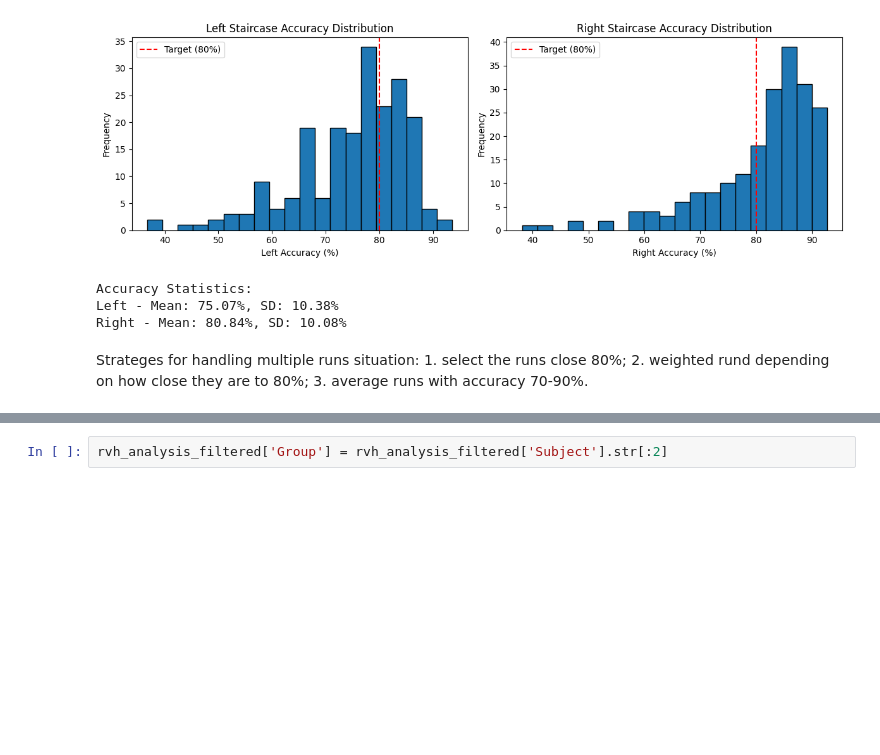
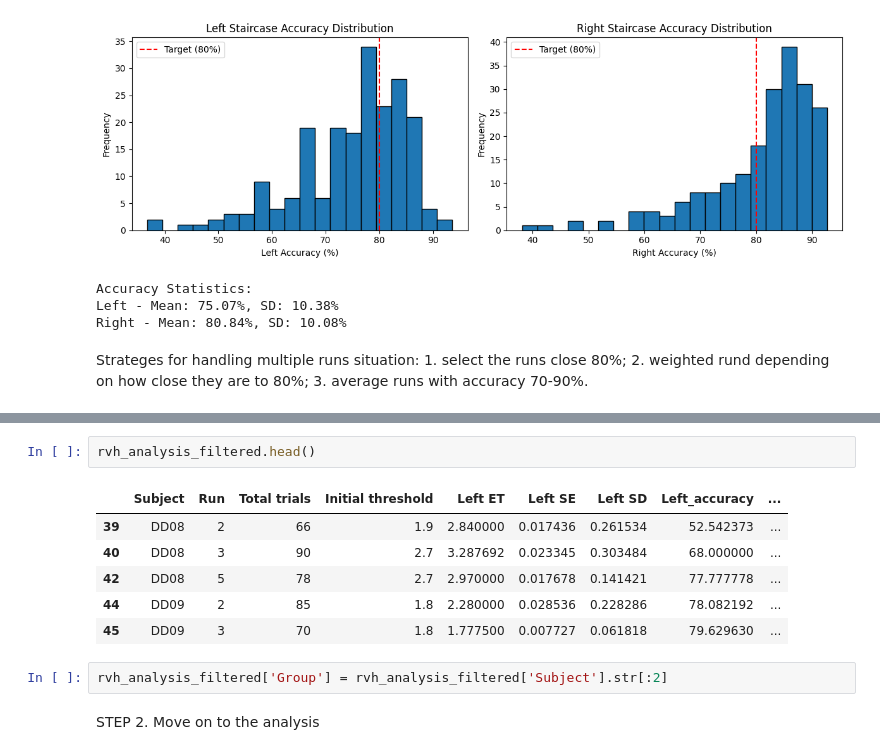
Before and after one commit to cristinarainich/DDCS, a Jupyter notebook: rvh_termin1only.ipynb, the cells around one changed output, grey strips where cells are left out. Saved outputs shown, nothing was run; the diff lists cells and outputs as text; blank space fills up the shorter version.

```diff
--- a/rvh_termin1only.ipynb
+++ b/rvh_termin1only.ipynb
@@ -193,3 +219,14 @@ Trying out things now.
+# %%
+rvh_analysis_filtered.head()
+# %% [output]
+|  | Subject | Run | Total trials | Initial threshold | Left ET | Left SE | Left SD | Left_accuracy | ... |
+| 39 | DD08 | 2 | 66 | 1.9 | 2.840000 | 0.017436 | 0.261534 | 52.542373 | ... |
+| 40 | DD08 | 3 | 90 | 2.7 | 3.287692 | 0.023345 | 0.303484 | 68.000000 | ... |
+| 42 | DD08 | 5 | 78 | 2.7 | 2.970000 | 0.017678 | 0.141421 | 77.777778 | ... |
+| 44 | DD09 | 2 | 85 | 1.8 | 2.280000 | 0.028536 | 0.228286 | 78.082192 | ... |
+| 45 | DD09 | 3 | 70 | 1.8 | 1.777500 | 0.007727 | 0.061818 | 79.629630 | ... |
 # %%
 rvh_analysis_filtered['Group'] = rvh_analysis_filtered['Subject'].str[:2]
+# %% [markdown]
+STEP 2. Move on to the analysis
 # %%
```
Also changed, not shown: parts of 24 cells of this notebook.
